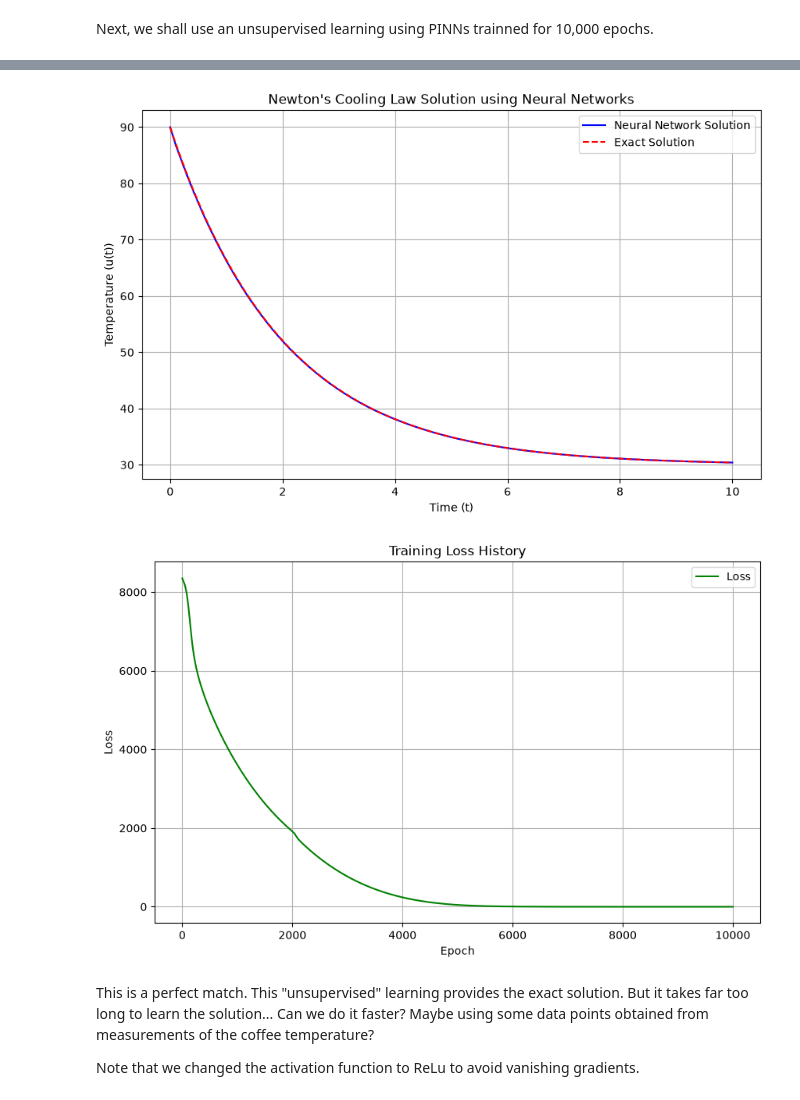
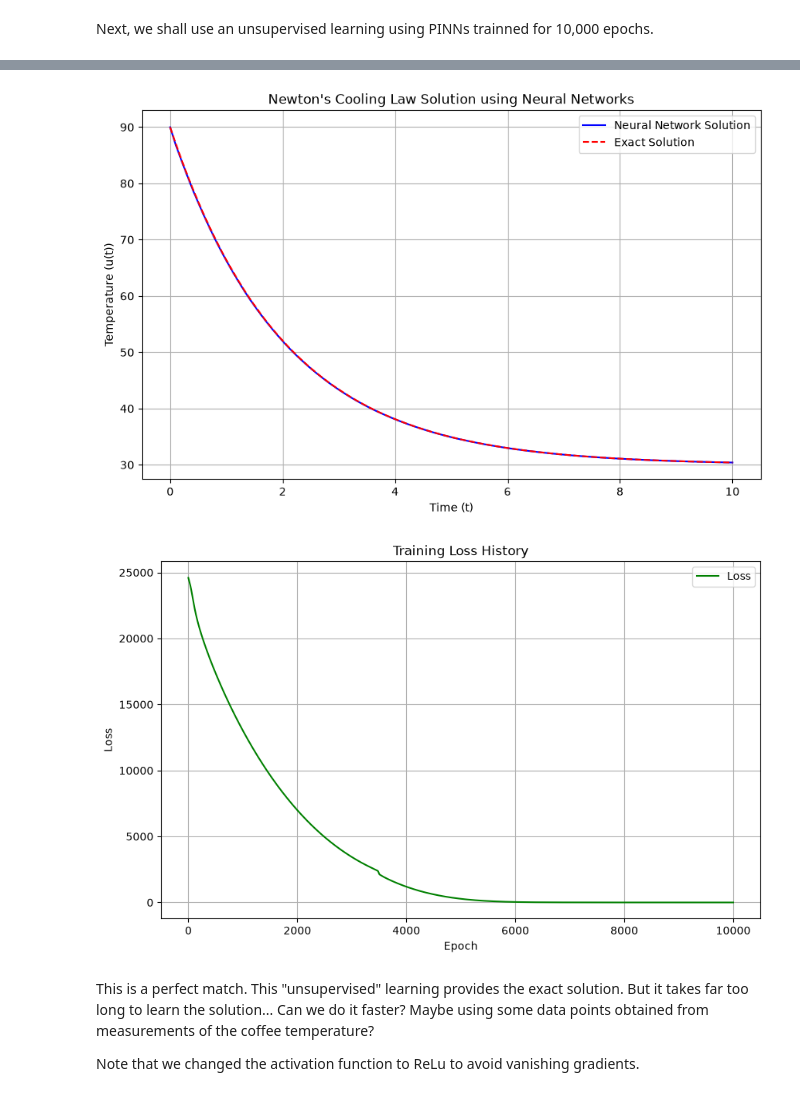
Before and after one commit to eealanoca/dl_methods_mathematical_physics, a Jupyter notebook: 2_5_4_dl_for_solving_equations_pytorch.ipynb, the cells around one changed output, grey strips where cells are left out. Cells and saved outputs as stored; diff of their text form; code cells hidden in the pictures.

```diff
--- a/2_5_4_dl_for_solving_equations_pytorch.ipynb
+++ b/2_5_4_dl_for_solving_equations_pytorch.ipynb
@@ -250,72 +252,81 @@ WARNING:tensorflow:5 out of the last 9 calls to <function TensorFlowTrainer.make
 Next, we shall use an unsupervised learning using PINNs trainned for 10,000 epochs.
 # %%
 import numpy as np
-import tensorflow as tf
-from tensorflow.keras.models import Sequential
-from tensorflow.keras.layers import Dense
+import torch
+import torch.nn as nn
 import matplotlib.pyplot as plt
 
 # Constants for the problem
 T = 30       # Ambient temperature
-u0 = 90     # Initial temperature
+u0 = 90      # Initial temperature
 k = 0.5      # Decay constant
 
-# Time domain (converted to TensorFlow tensor)
+# Time domain (converted to PyTorch tensor)
 t = np.linspace(0, 10, 100).reshape(-1, 1)
-t = tf.convert_to_tensor(t, dtype=tf.float32)  # Convert t to TensorFlow tensor
+t = torch.tensor(t, dtype=torch.float32, requires_grad=True)  # requires_grad for autograd derivatives
 
 # Build the neural network model
-model = Sequential([
-    Dense(20, activation='tanh', input_shape=(1,)),
-    Dense(20, activation='tanh'),
-    Dense(1, activation='linear')
-])
+model = nn.Sequential(
+    nn.Linear(1, 20),
+    nn.Tanh(),
+    nn.Linear(20, 20),
+    nn.Tanh(),
+    nn.Linear(20, 1)
+)
 
 # Loss function for Newton's Law of Cooling
-def cooling_loss(t, u_pred):
-    with tf.GradientTape() as tape:
-        tape.watch(t)
-        u = model(t)  # Compute the network prediction for u(t)
-    u_t = tape.gradient(u, t)  # Derivative of u(t) with respect to t
+def cooling_loss(t, model):
+    u = model(t)  # Compute the network prediction for u(t)
+
+    # Derivative of u(t) with respect to t (autograd equivalent of GradientTape)
+    u_t = torch.autograd.grad(
+        outputs=u,
+        inputs=t,
+        grad_outputs=torch.ones_like(u),
+        create_graph=True
+    )[0]
 
     # Newton's cooling equation: u_t + k(u - T) = 0
-    pde_loss = tf.reduce_mean(tf.square(u_t + k * (u - T)))
+    pde_loss = torch.mean((u_t + k * (u - T)) ** 2)
 
     # Boundary condition loss: u(0) = u0
-    boundary_loss = tf.square(model(tf.convert_to_tensor([[0.0]], dtype=tf.float32)) - u0)
+    t0 = torch.tensor([[0.0]], dtype=torch.float32)
+    boundary_loss = (model(t0) - u0) ** 2
 
     # Total loss
-    return pde_loss + boundary_loss
+    return pde_loss + 3 * boundary_loss
 
 # Custom training loop
-optimizer = tf.keras.optimizers.Adam()
+optimizer = torch.optim.Adam(model.parameters())
 
 # Training loop
 epochs = 10000
 loss_history = []
 for epoch in range(epochs):
-    with tf.GradientTape() as tape:
-        u_pred = model(t)  # Get predictions for u(t)
-        loss = cooling_loss(t, u_pred)  # Calculate the loss
+    optimizer.zero_grad()
+
+    loss = cooling_loss(t, model)  # Calculate the loss
 
     # Compute the gradients and apply optimization
-    gradients = tape.gradient(loss, model.trainable_variables)
-    optimizer.apply_gradients(zip(gradients, model.trainable_variables))
+    loss.backward()
+    optimizer.step()
 
     # Record the loss value
-    loss_history.append(loss.numpy())
+    loss_history.append(loss.item())
 
     # Print progress every 500 epochs
     if epoch % 500 == 0:
-        print(f"Epoch {epoch}, Loss: {loss.numpy()}")
+        print(f"Epoch {epoch}, Loss: {loss.item()}")
 
 # Predict u(t) for plotting
 t_test = np.linspace(0, 10, 100).reshape(-1, 1)
-t_test = tf.convert_to_tensor(t_test, dtype=tf.float32)  # Convert t_test to TensorFlow tensor
-u_pred = model.predict(t_test)
+t_test = torch.tensor(t_test, dtype=torch.float32)
+
+with torch.no_grad():  # no gradients needed for inference
+    u_pred = model(t_test).numpy()
 
 # Exact solution
-u_exact = T + (u0 - T) * np.exp(-k * t_test)
+u_exact = T + (u0 - T) * np.exp(-k * t_test.numpy())
 
 # Plot the neural network solution and the exact solution
 plt.figure(figsize=(10, 6))
@@ -329,10 +340,6 @@ plt.grid(True)
 plt.show()
 
 # Plot the loss history
-# Convert the loss history to a 1D array
-loss_history = [loss.item() for loss in loss_history]
-
-# Plot the loss history
 plt.figure(figsize=(10, 6))
 plt.plot(range(epochs), loss_history, label="Loss", color='g')
 plt.xlabel('Epoch')
@@ -362,5 +372,5 @@ Epoch 9500, Loss: [[0.00145719]]
 [figure]
-[figure, old version]
+[figure, new version]
 # %% [markdown]
 This is a perfect match. This "unsupervised" learning provides the exact solution. But it takes far too long to learn the solution...
 Can we do it faster? Maybe using some data points obtained from measurements
```
Also changed, not shown: parts of 8 cells of this notebook.
